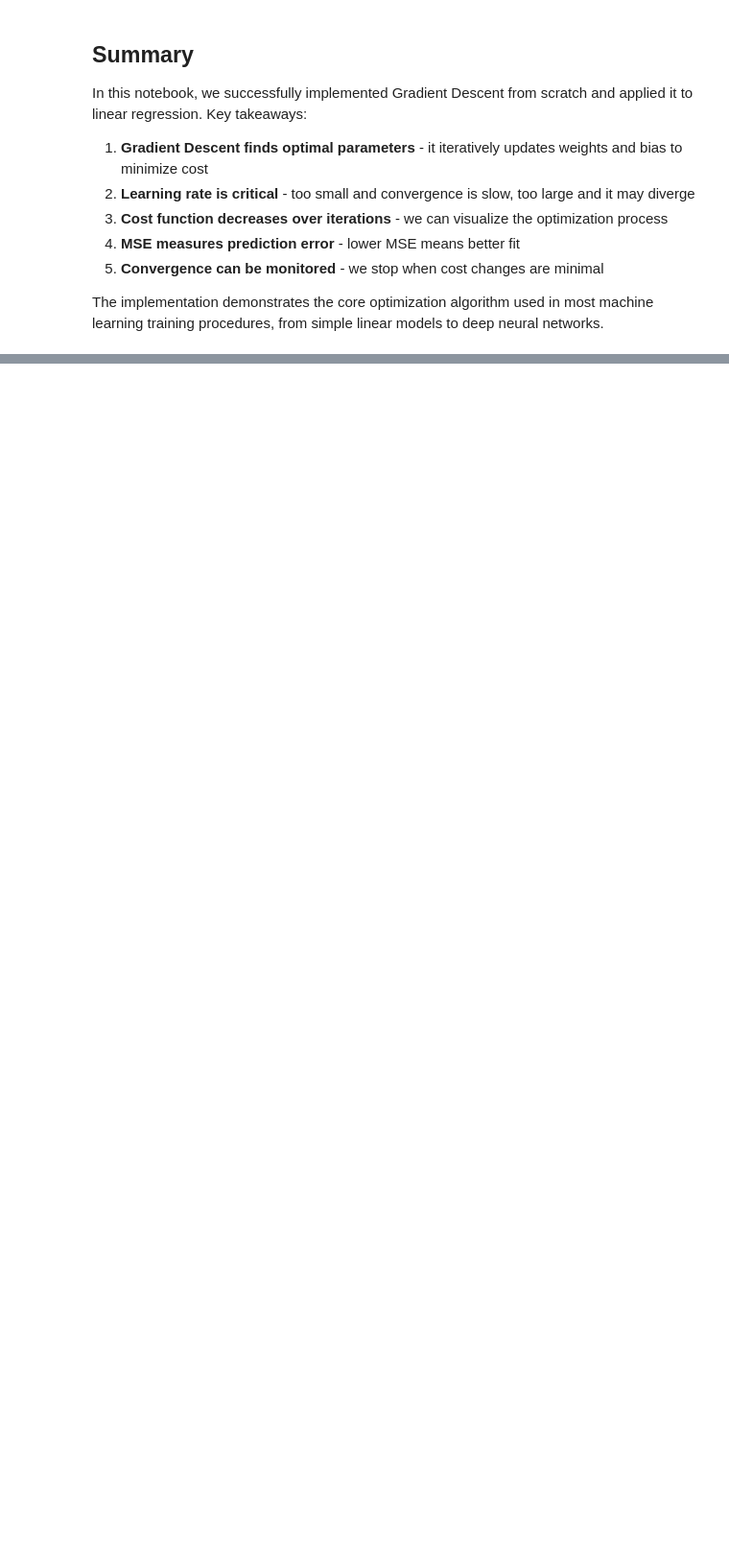
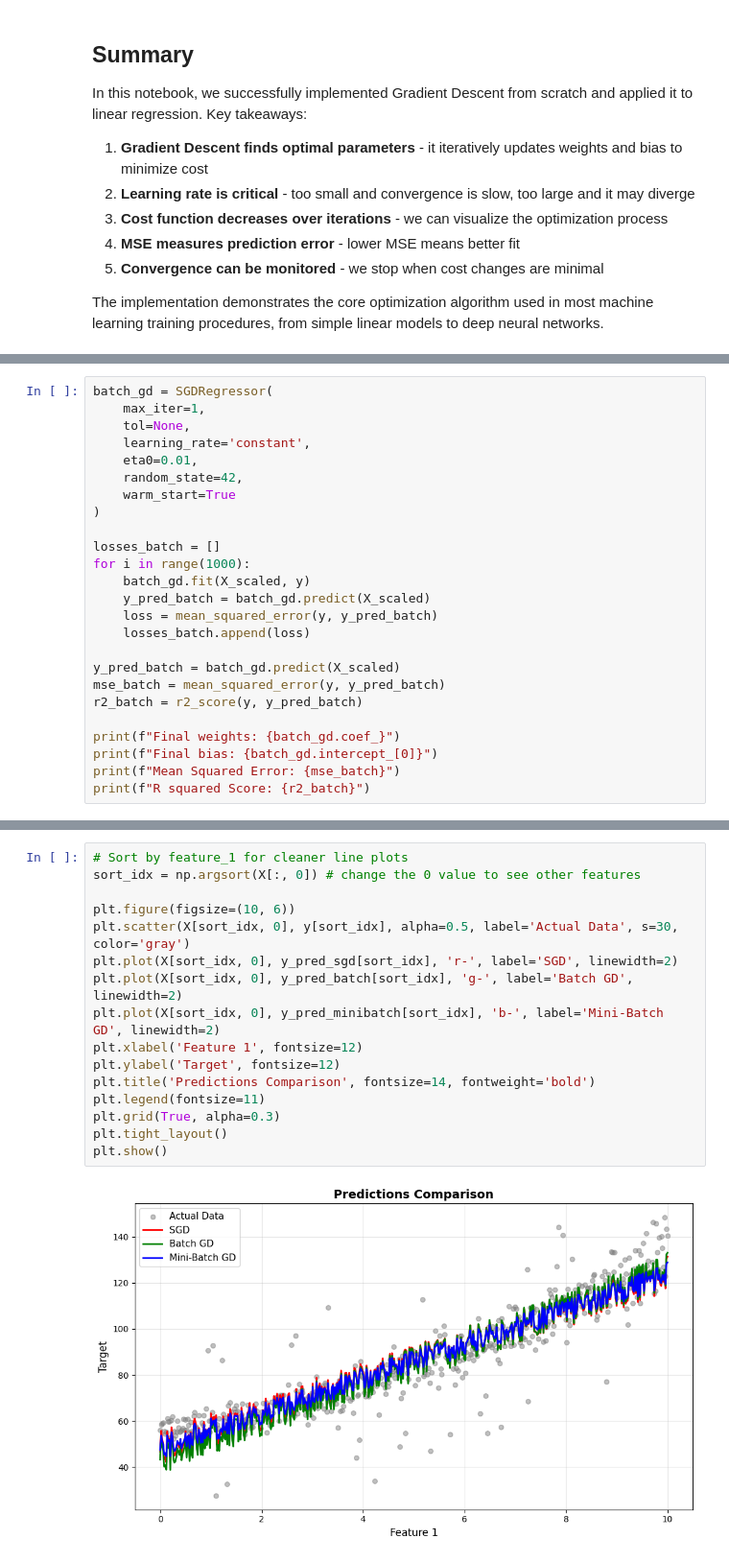
Before and after one commit to Artificial-Intelligence-UC-Irvine/ML101-Code-Examples, a Jupyter notebook: week5_gradien_descent/gradient-descent/master.ipynb, the cells around one changed output, grey strips where cells are left out. Shown at 96% size. Cells and saved outputs as stored; diff of their text form; blank space fills up the shorter version.

```diff
--- a/week5_gradien_descent/gradient-descent/master.ipynb
+++ b/week5_gradien_descent/gradient-descent/master.ipynb
@@ -227,0 +321,25 @@ The implementation demonstrates the core optimization algorithm used in most mac
+# %%
+batch_gd = SGDRegressor(
+    max_iter=1,
+    tol=None,
+    learning_rate='constant',
+    eta0=0.01,
+    random_state=42,
+    warm_start=True
+)
+
+losses_batch = []
+for i in range(1000):
+    batch_gd.fit(X_scaled, y)
+    y_pred_batch = batch_gd.predict(X_scaled)
+    loss = mean_squared_error(y, y_pred_batch)
+    losses_batch.append(loss)
+
+y_pred_batch = batch_gd.predict(X_scaled)
+mse_batch = mean_squared_error(y, y_pred_batch)
+r2_batch = r2_score(y, y_pred_batch)
+
+print(f"Final weights: {batch_gd.coef_}")
+print(f"Final bias: {batch_gd.intercept_[0]}")
+print(f"Mean Squared Error: {mse_batch}")
+print(f"R squared Score: {r2_batch}")
@@ -227,0 +407,18 @@ The implementation demonstrates the core optimization algorithm used in most mac
+# %%
+# Sort by feature_1 for cleaner line plots
+sort_idx = np.argsort(X[:, 0]) # change the 0 value to see other features
+
+plt.figure(figsize=(10, 6))
+plt.scatter(X[sort_idx, 0], y[sort_idx], alpha=0.5, label='Actual Data', s=30, color='gray')
+plt.plot(X[sort_idx, 0], y_pred_sgd[sort_idx], 'r-', label='SGD', linewidth=2)
+plt.plot(X[sort_idx, 0], y_pred_batch[sort_idx], 'g-', label='Batch GD', linewidth=2)
+plt.plot(X[sort_idx, 0], y_pred_minibatch[sort_idx], 'b-', label='Mini-Batch GD', linewidth=2)
+plt.xlabel('Feature 1', fontsize=12)
+plt.ylabel('Target', fontsize=12)
+plt.title('Predictions Comparison', fontsize=14, fontweight='bold')
+plt.legend(fontsize=11)
+plt.grid(True, alpha=0.3)
+plt.tight_layout()
+plt.show()
+# %% [output]
+[figure, added]
```
Also changed, not shown: parts of 17 cells of this notebook, 3 other files.
